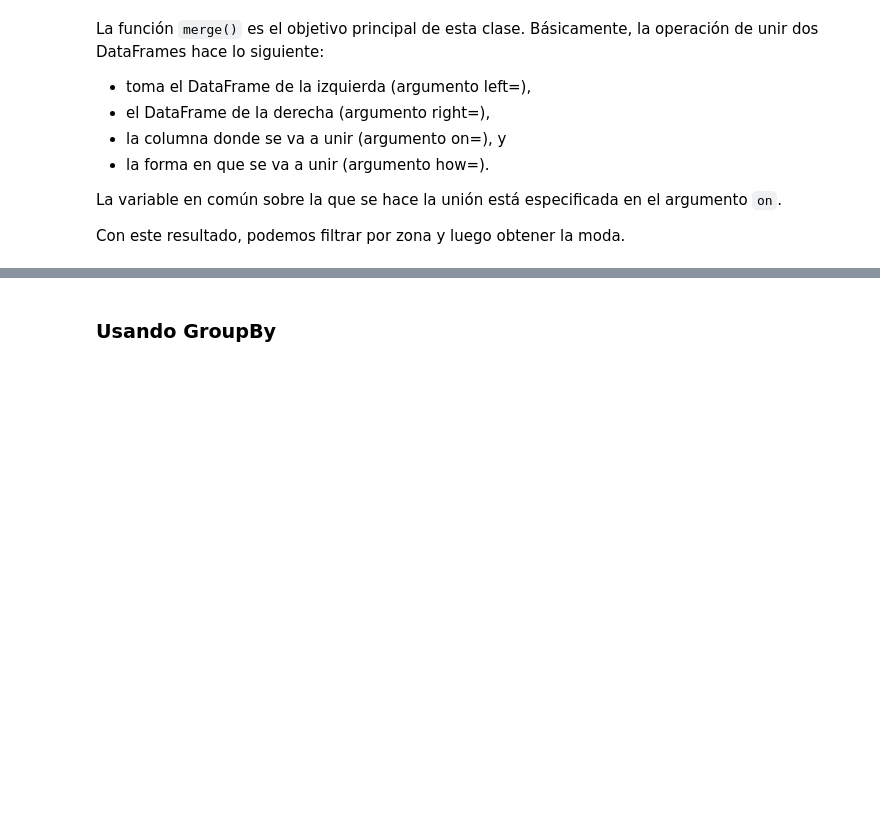
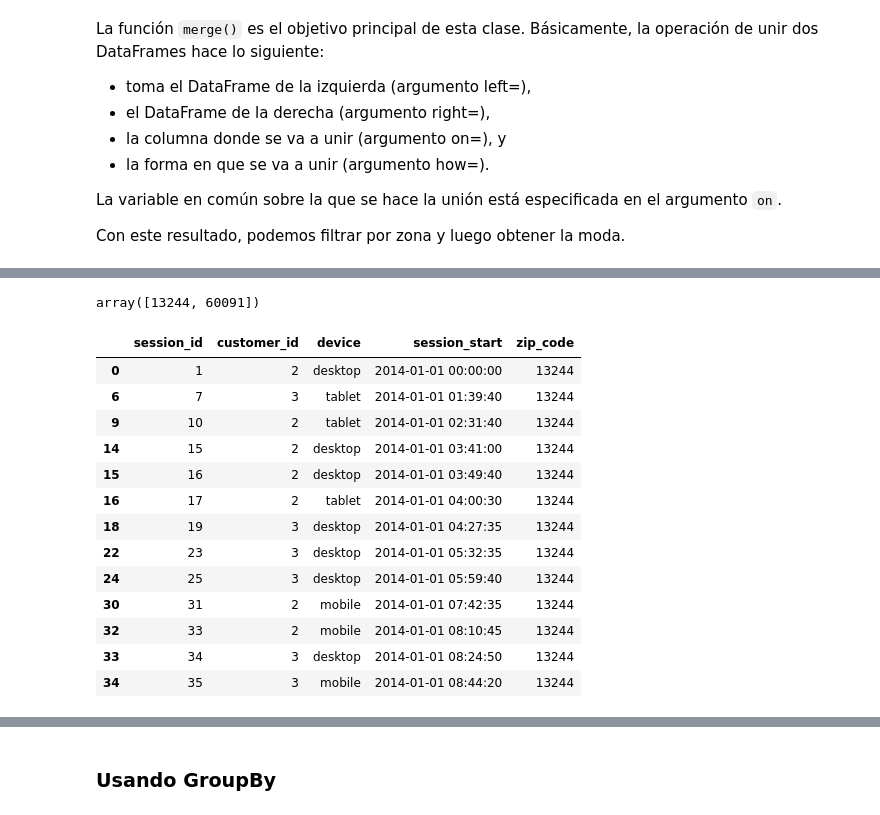
Before and after one commit to anamaria1404/Propedeutico_Algoritmos_O2026, a Jupyter notebook: Modulo3/Clase7_ManipulacionDatosPandas2.ipynb, the cells around one changed output, grey strips where cells are left out. Cells and saved outputs as stored; diff of their text form; code cells hidden in the pictures; blank space fills up the shorter version.

```diff
--- a/Modulo3/Clase7_ManipulacionDatosPandas2.ipynb
+++ b/Modulo3/Clase7_ManipulacionDatosPandas2.ipynb
@@ -160,0 +370,21 @@ Con este resultado, podemos filtrar por zona y luego obtener la moda.
+# %%
+sesions_with_zip['zip_code'].unique()
+# %% [output]
+array([13244, 60091])
+# %%
+sesions_with_zip[sesions_with_zip['zip_code'] == 13244]
+# %% [output]
+|  | session_id | customer_id | device | session_start | zip_code |
+| 0 | 1 | 2 | desktop | 2014-01-01 00:00:00 | 13244 |
+| 6 | 7 | 3 | tablet | 2014-01-01 01:39:40 | 13244 |
+| 9 | 10 | 2 | tablet | 2014-01-01 02:31:40 | 13244 |
+| 14 | 15 | 2 | desktop | 2014-01-01 03:41:00 | 13244 |
+| 15 | 16 | 2 | desktop | 2014-01-01 03:49:40 | 13244 |
+| 16 | 17 | 2 | tablet | 2014-01-01 04:00:30 | 13244 |
+| 18 | 19 | 3 | desktop | 2014-01-01 04:27:35 | 13244 |
+| 22 | 23 | 3 | desktop | 2014-01-01 05:32:35 | 13244 |
+| 24 | 25 | 3 | desktop | 2014-01-01 05:59:40 | 13244 |
+| 30 | 31 | 2 | mobile | 2014-01-01 07:42:35 | 13244 |
+| 32 | 33 | 2 | mobile | 2014-01-01 08:10:45 | 13244 |
+| 33 | 34 | 3 | desktop | 2014-01-01 08:24:50 | 13244 |
+| 34 | 35 | 3 | mobile | 2014-01-01 08:44:20 | 13244 |
```
Also changed, not shown: parts of 46 cells of this notebook.
